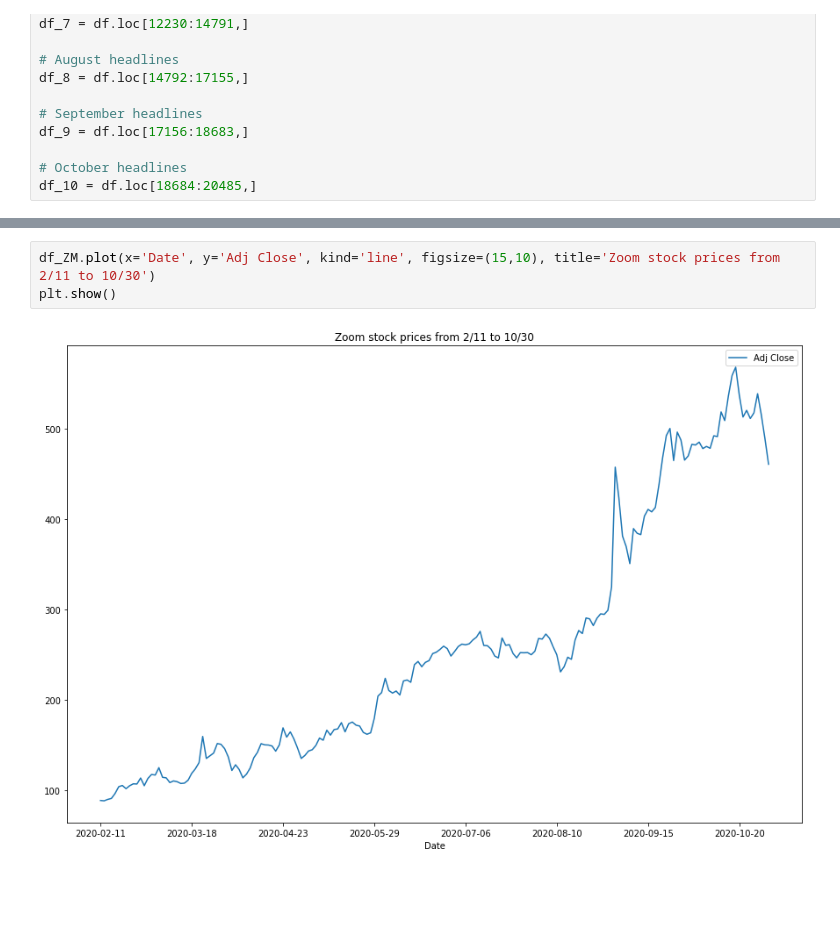
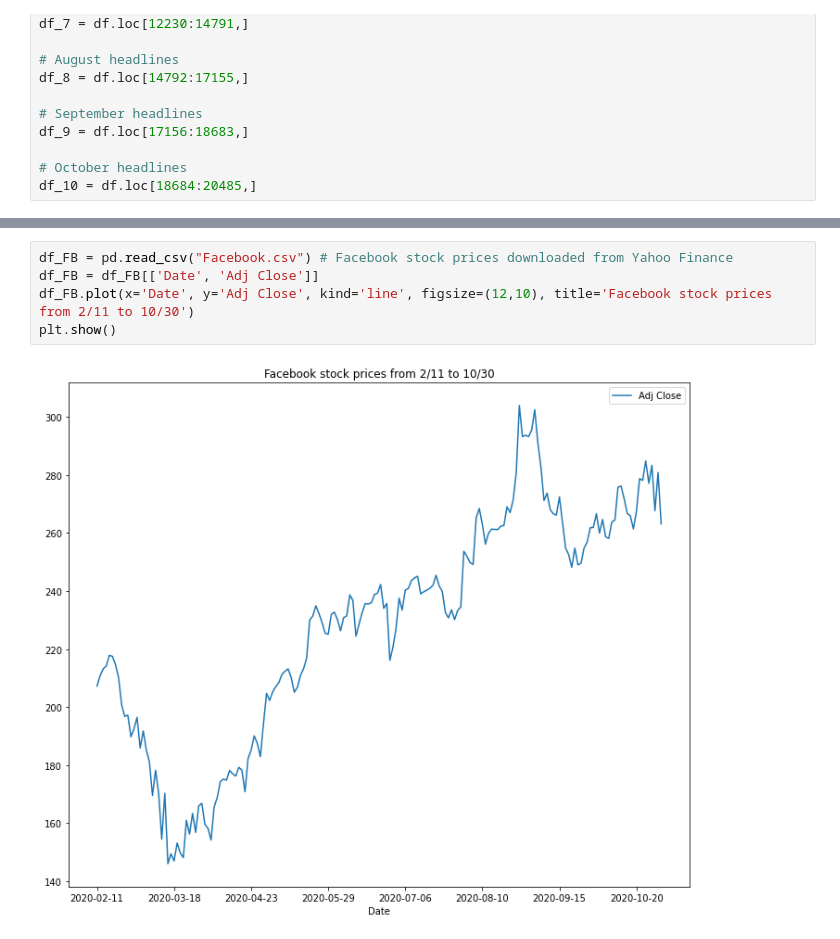
Before and after one commit to dchernysheva/ORIE-4741, a Jupyter notebook: Code/Predict_Stock_Prices_Using_Headlines.ipynb, the cells around one changed output, grey strips where cells are left out. Saved outputs shown, nothing was run; the diff lists cells and outputs as text; blank space fills up the shorter version.

```diff
--- a/Code/Predict_Stock_Prices_Using_Headlines.ipynb
+++ b/Code/Predict_Stock_Prices_Using_Headlines.ipynb
@@ -151,5 +169,7 @@ Slope: [4.20895712]
 # %%
-df_ZM.plot(x='Date', y='Adj Close', kind='line', figsize=(15,10), title='Zoom stock prices from 2/11 to 10/30')
+df_FB = pd.read_csv("Facebook.csv") # Facebook stock prices downloaded from Yahoo Finance
+df_FB = df_FB[['Date', 'Adj Close']]
+df_FB.plot(x='Date', y='Adj Close', kind='line', figsize=(12,10), title='Facebook stock prices from 2/11 to 10/30')
 plt.show()
 # %% [output]
-[figure, old version]
+[figure, new version]
```
Also changed, not shown: parts of 7 cells of this notebook.
